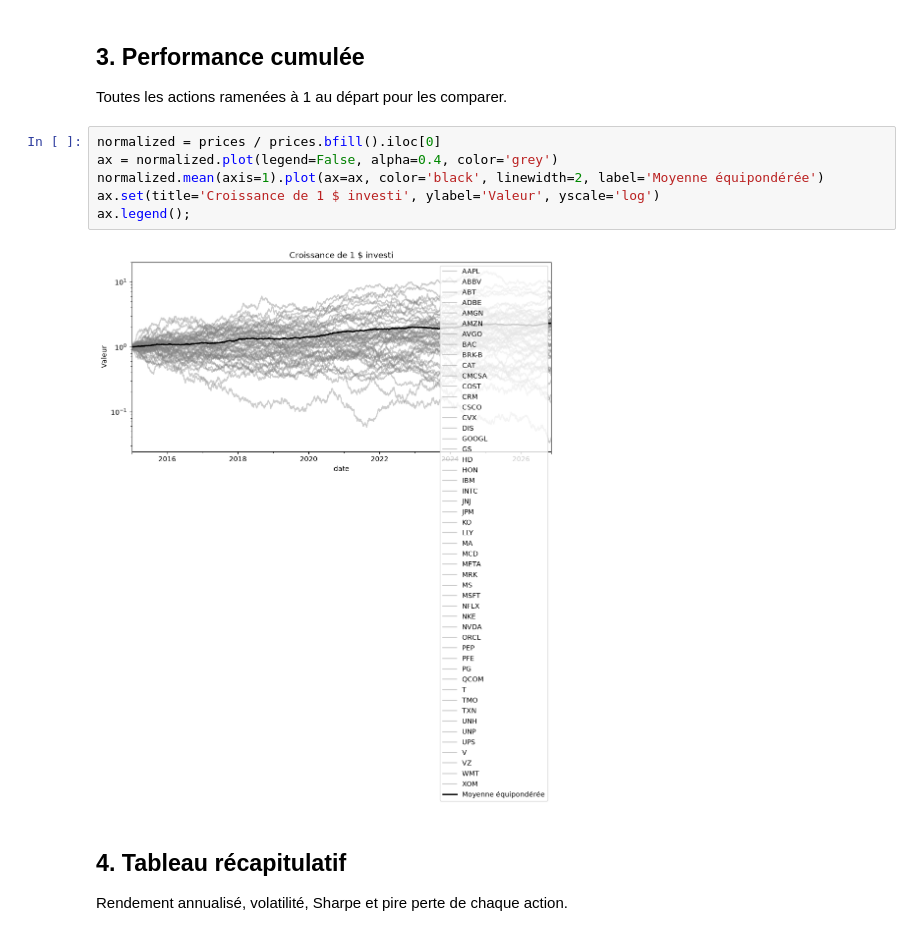
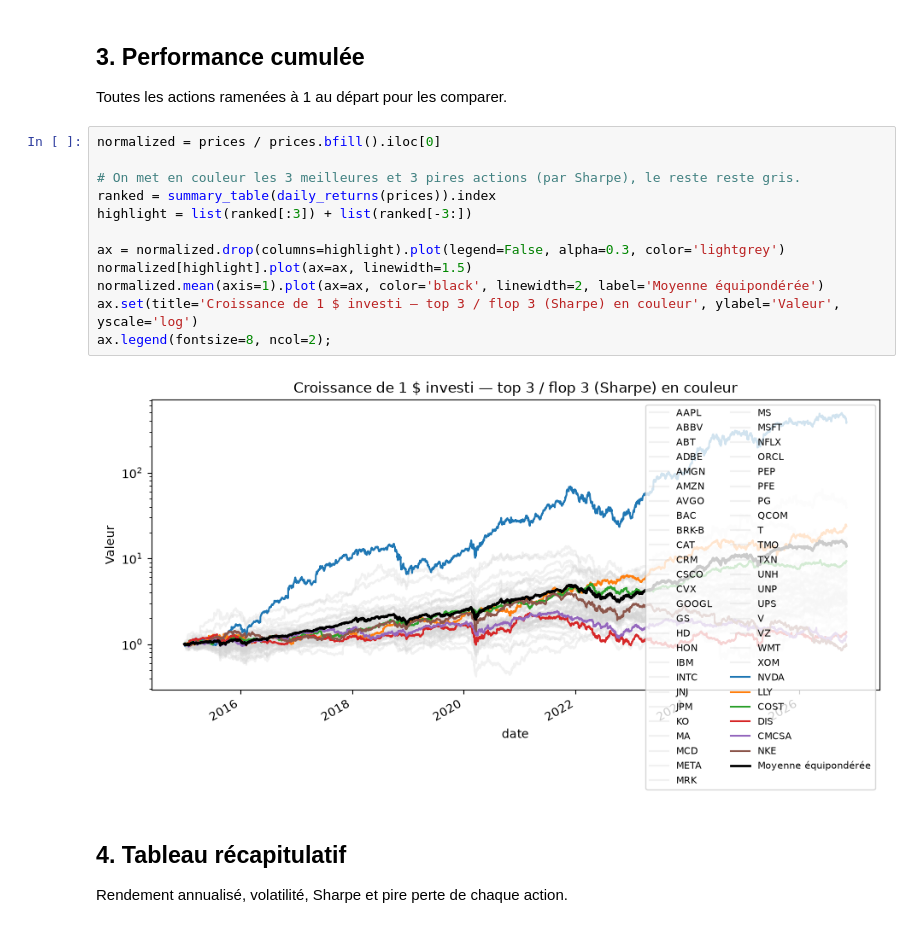
Before and after one commit to rim-taouab/alpha-lab, a Jupyter notebook: notebooks/01_exploration.ipynb, the cells around one changed output. Saved outputs shown, nothing was run; the diff lists cells and outputs as text.

```diff
--- a/notebooks/01_exploration.ipynb
+++ b/notebooks/01_exploration.ipynb
@@ -59,12 +59,18 @@ dtype: int64
 Toutes les actions ramenées à 1 au départ pour les comparer.
 # %%
 normalized = prices / prices.bfill().iloc[0]
-ax = normalized.plot(legend=False, alpha=0.4, color='grey')
+
+# On met en couleur les 3 meilleures et 3 pires actions (par Sharpe), le reste reste gris.
+ranked = summary_table(daily_returns(prices)).index
+highlight = list(ranked[:3]) + list(ranked[-3:])
+
+ax = normalized.drop(columns=highlight).plot(legend=False, alpha=0.3, color='lightgrey')
+normalized[highlight].plot(ax=ax, linewidth=1.5)
 normalized.mean(axis=1).plot(ax=ax, color='black', linewidth=2, label='Moyenne équipondérée')
-ax.set(title='Croissance de 1 $ investi', ylabel='Valeur', yscale='log')
-ax.legend();
+ax.set(title='Croissance de 1 $ investi — top 3 / flop 3 (Sharpe) en couleur', ylabel='Valeur', yscale='log')
+ax.legend(fontsize=8, ncol=2);
 # %% [output]
-[figure, old version]
+[figure, new version]
 # %% [markdown]
 ## 4. Tableau récapitulatif
 
```
Also changed, not shown: parts of 6 cells of this notebook, 7 other files.
